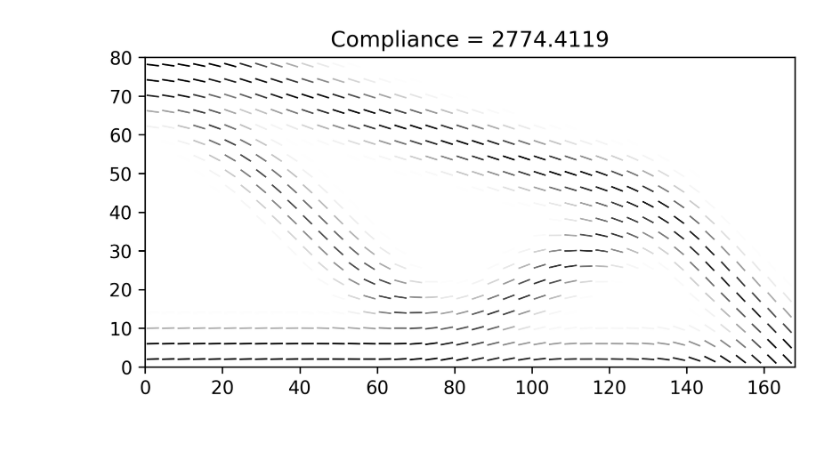
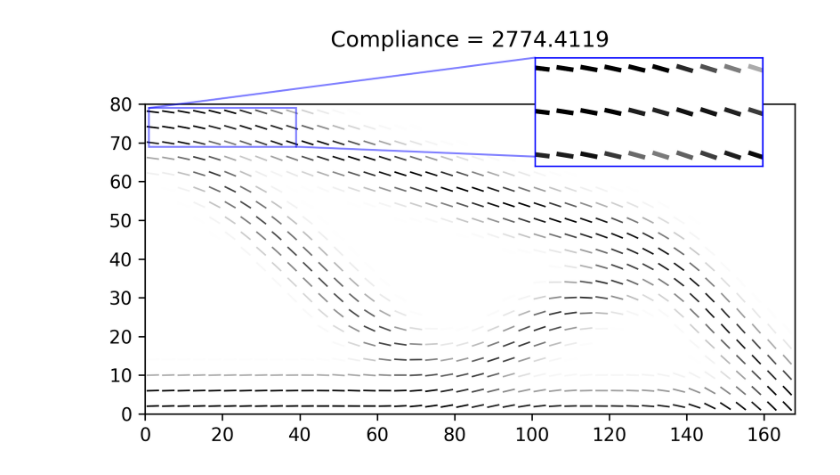
Before and after one commit to mid2SUPAERO/SOMP_Ansys, a Jupyter notebook: SimpleExample.ipynb, the cells around one changed output. Saved outputs shown, nothing was run; the diff lists cells and outputs as text; code cells hidden in the pictures; blank space fills up the shorter version.

Commit message:
Add zoom to 2D plot

```diff
--- a/SimpleExample.ipynb
+++ b/SimpleExample.ipynb
@@ -82,8 +82,13 @@ Variable updating time   68.65s
 # %%
 post1 = Post2D(solver1)
-post1.plot()
+zoom = {'xmin': 1, 'xmax': 39,
+       'ymin': 69, 'ymax': 79,
+       'xpos': 0.6, 'ypos': 0.8,
+       'width': 0.35, 'height': 0.35,
+       'color': 'blue'}
+post1.plot(zoom=zoom)
 # %% [output]
-[figure, old version]
+[figure, new version]
 # %%
 solver2 = TopOpt(inputfile='mbb3d', dim='3D_layer', jobname='3d',
                 Ex=Ex, Ey=Ey, nuxy=nuxy, nuyz=nuyz, Gxy=Gxy, volfrac=0.3, r_rho=8, r_theta=20, theta0=-45, max_iter=150)
```
Also changed, not shown: parts of 5 cells of this notebook, 2 other files.
